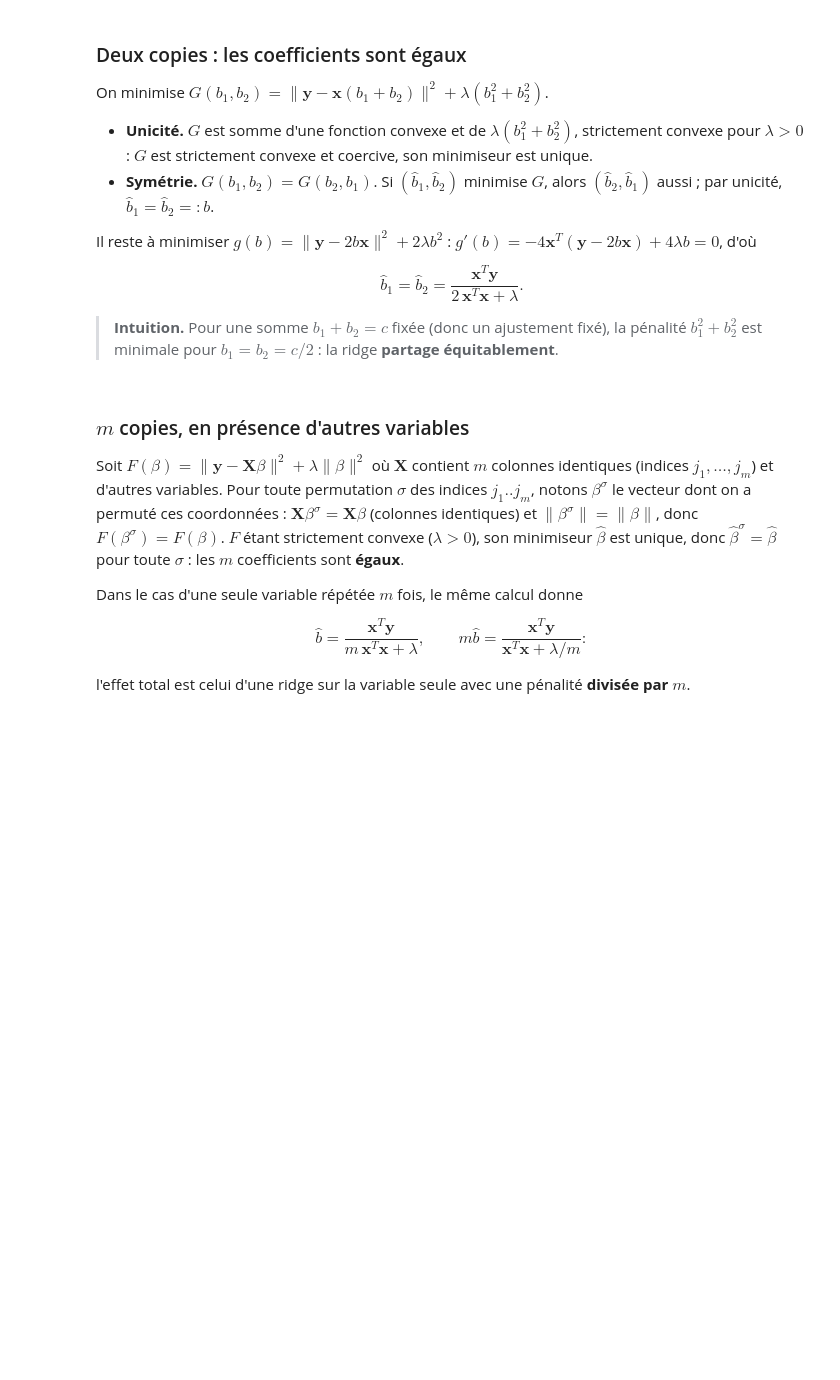
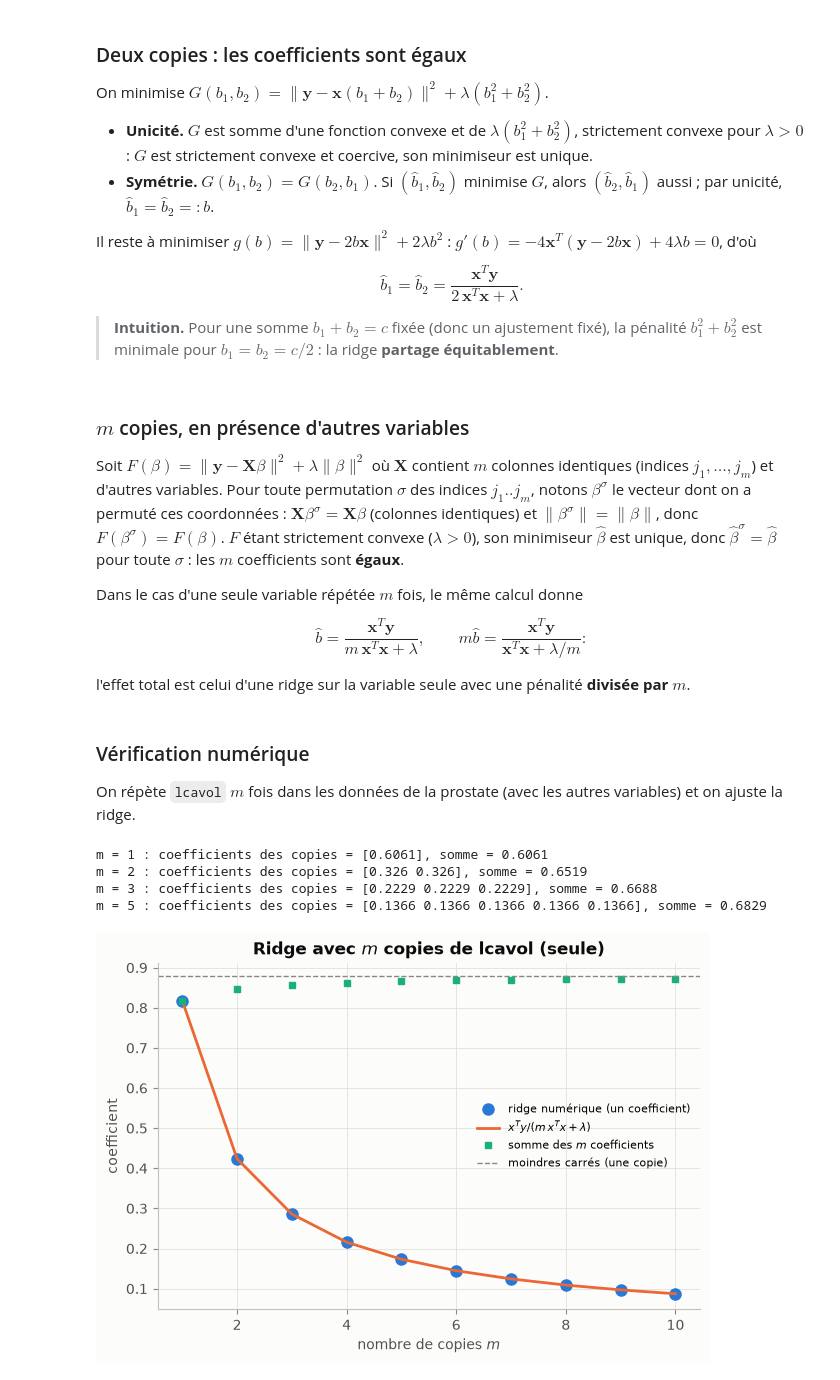
Before and after one commit to gwils28/Elements_of_Statistical_Learning__ByTheBook, a Jupyter notebook: notebooks/ch03_regression_lineaire/ch03_exercices_26-30.ipynb, the cells around one changed output. Saved outputs shown, nothing was run; the diff lists cells and outputs as text; code cells hidden in the pictures; blank space fills up the shorter version.

Commit message:
Ex. 3.29 : vérification numérique
- Ex. 3.29 : vérification numérique
- Ex. 3.29 : code
- Ex. 3.29 : figure

```diff
--- a/notebooks/ch03_regression_lineaire/ch03_exercices_26-30.ipynb
+++ b/notebooks/ch03_regression_lineaire/ch03_exercices_26-30.ipynb
@@ -524,3 +524,36 @@ m\hat b=\frac{\mathbf x^T\mathbf y}{\mathbf x^T\mathbf x+\lambda/m} :
 $$
 
 l'effet total est celui d'une ridge sur la variable seule avec une pénalité **divisée par $m$**.
+# %% [markdown]
+### Vérification numérique
+
+On répète `lcavol` $m$ fois dans les données de la prostate (avec les autres variables) et on
+ajuste la ridge.
+# %%
+lam = 5.0
+for m in (1, 2, 3, 5):
+    Xm = np.column_stack([Xp] + [Xp[:, [0]]] * (m - 1))
+    b = rc.ridge(Xm, yp, lam)
+    copies = np.r_[b[0], b[8:]]
+    print(f"m = {m} : coefficients des copies = {np.round(copies, 4)}, somme = {copies.sum():.4f}")
+# %% [output]
+m = 1 : coefficients des copies = [0.6061], somme = 0.6061
+m = 2 : coefficients des copies = [0.326 0.326], somme = 0.6519
+m = 3 : coefficients des copies = [0.2229 0.2229 0.2229], somme = 0.6688
+m = 5 : coefficients des copies = [0.1366 0.1366 0.1366 0.1366 0.1366], somme = 0.6829
+# %%
+x = Xp[:, 0]
+ms = np.arange(1, 11)
+emp = [rc.ridge(np.column_stack([x] * m), yp, lam)[0] for m in ms]
+fig, ax = plt.subplots()
+ax.plot(ms, emp, "o", color=BLUE, ms=8, label="ridge numérique (un coefficient)")
+ax.plot(ms, (x @ yp) / (ms * (x @ x) + lam), color=ORANGE, label=r"$x^Ty/(m\,x^Tx+\lambda)$")
+ax.plot(ms, ms * np.array(emp), "s", color=COLORS[2], label=r"somme des $m$ coefficients")
+ax.axhline((x @ yp) / (x @ x), color=GRAY, ls="--", lw=1, label="moindres carrés (une copie)")
+ax.set_xlabel("nombre de copies $m$")
+ax.set_ylabel("coefficient")
+ax.set_title("Ridge avec $m$ copies de lcavol (seule)")
+ax.legend(fontsize=8)
+plt.show()
+# %% [output]
+[figure, added]
```
